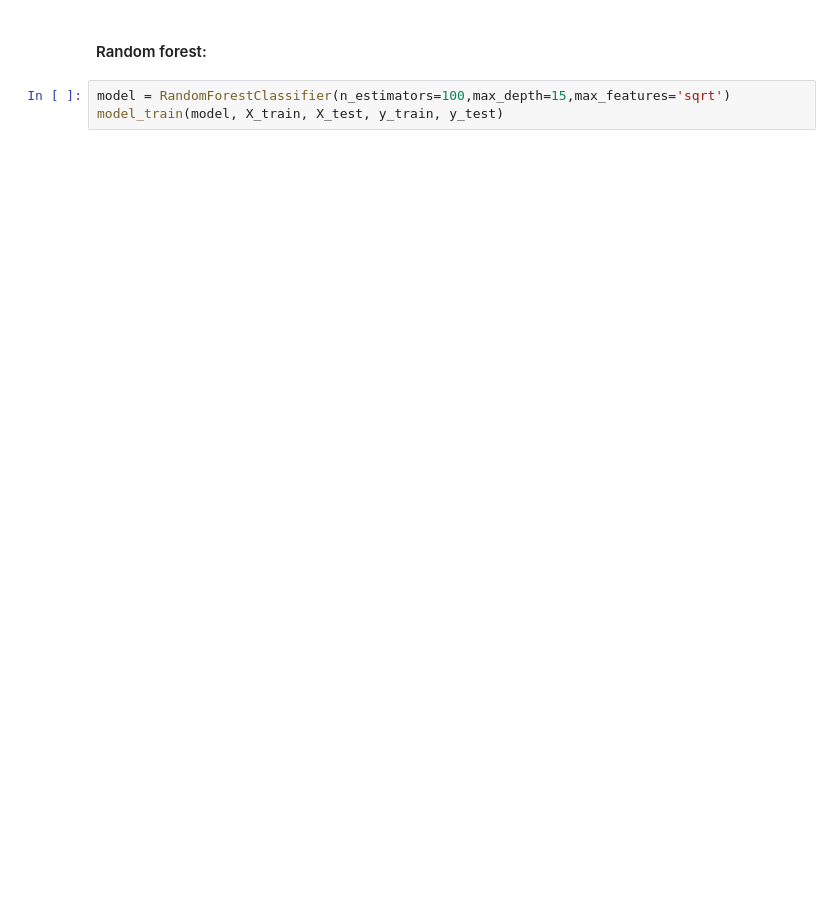
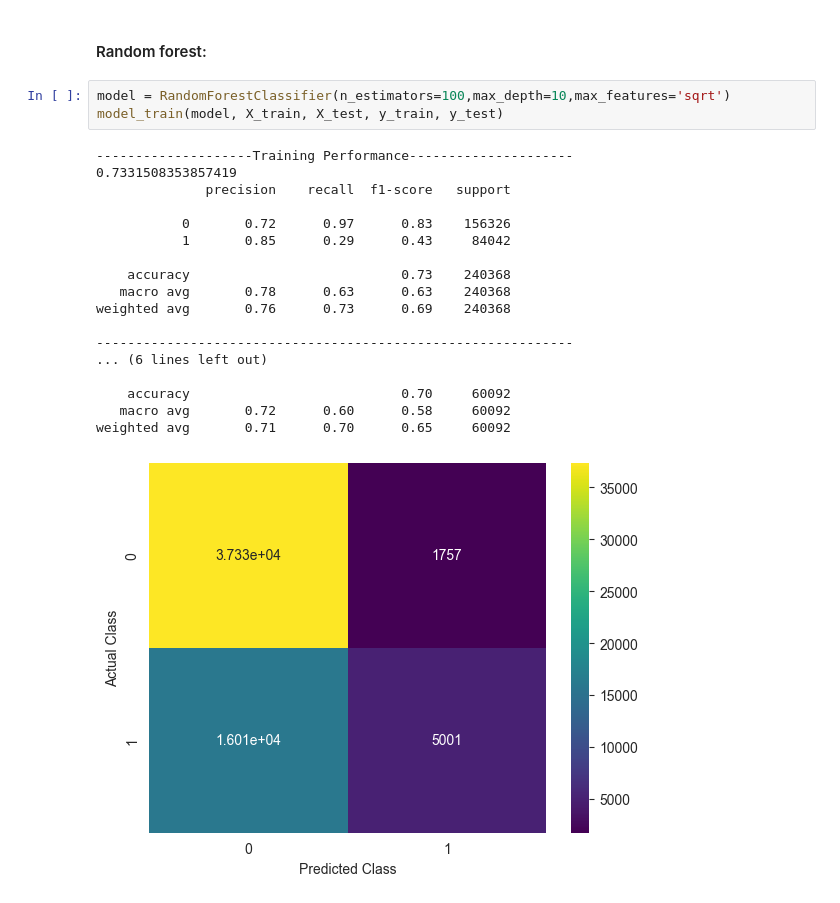
Before and after one commit to alessiodrigatti/toxic-classification, a Jupyter notebook: hatespeech-classification_glove.ipynb, the cells around one changed output. Drawn from its saved outputs; the diff is of its cells as text; blank space fills up the shorter version.

```diff
--- a/hatespeech-classification_glove.ipynb
+++ b/hatespeech-classification_glove.ipynb
@@ -169,7 +215,26 @@ model_train(modelLR, X_train, X_test, y_train, y_test)
 # %% [markdown]
 #### Random forest:
 # %%
-model = RandomForestClassifier(n_estimators=100,max_depth=15,max_features='sqrt')
+model = RandomForestClassifier(n_estimators=100,max_depth=10,max_features='sqrt')
 model_train(model, X_train, X_test, y_train, y_test)
+# %% [output]
+--------------------Training Performance---------------------
+0.7331508353857419
+              precision    recall  f1-score   support
+
+           0       0.72      0.97      0.83    156326
+           1       0.85      0.29      0.43     84042
+
+    accuracy                           0.73    240368
+   macro avg       0.78      0.63      0.63    240368
+weighted avg       0.76      0.73      0.69    240368
+
+-------------------------------------------------------------
+... (6 lines left out)
+
+    accuracy                           0.70     60092
+   macro avg       0.72      0.60      0.58     60092
+weighted avg       0.71      0.70      0.65     60092
+[figure, added]
 # %%
 print("finished")
```
Also changed, not shown: parts of 6 cells of this notebook, 2 other files.
